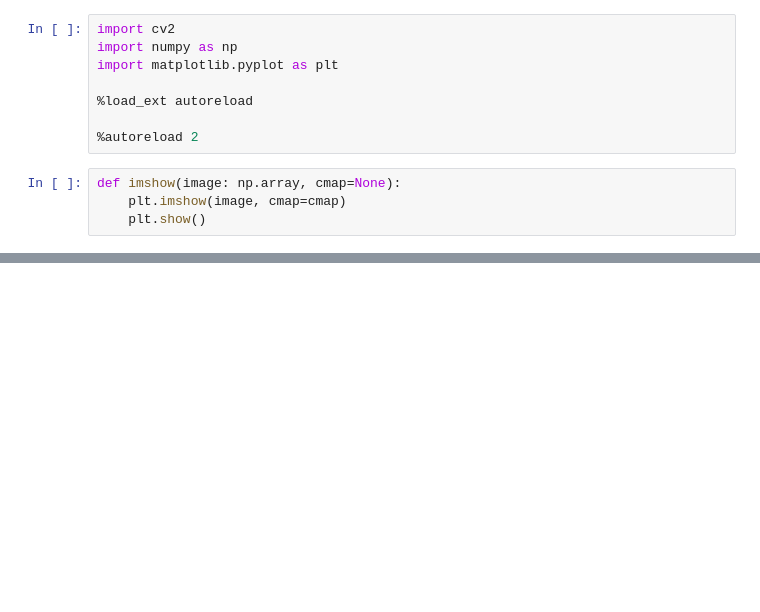
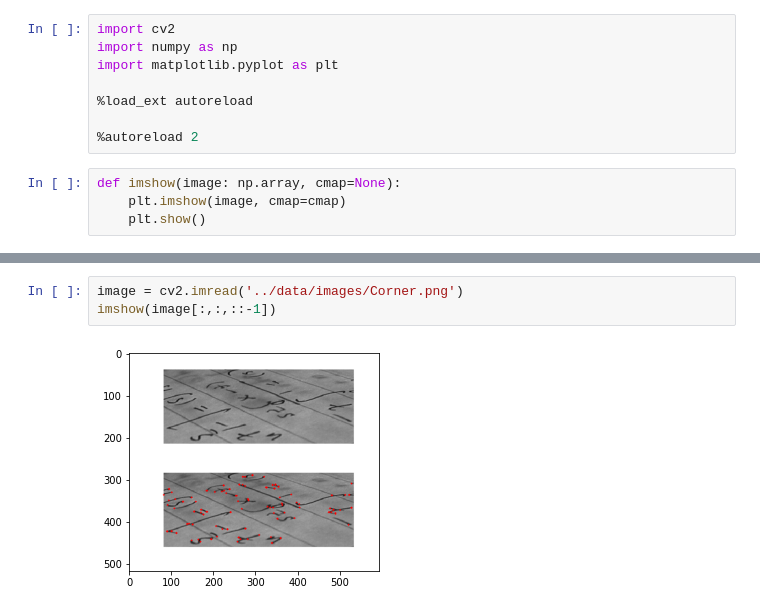
Before and after one commit to gsc2001/Vizually, a Jupyter notebook: vizually/core/tester.ipynb, the cells around one changed output, grey strips where cells are left out. Drawn from its saved outputs; the diff is of its cells as text; blank space fills up the shorter version.

Commit message:
[Upd] Corner detection (better)

```diff
--- a/vizually/core/tester.ipynb
+++ b/vizually/core/tester.ipynb
@@ -24,0 +76,5 @@ gray = cv2.cvtColor(image, cv2.COLOR_BGR2GRAY)
+# %%
+image = cv2.imread('../data/images/Corner.png')
+imshow(image[:,:,::-1])
+# %% [output]
+[figure, added]
```
Also changed, not shown: parts of 6 cells of this notebook, 1 other file.
